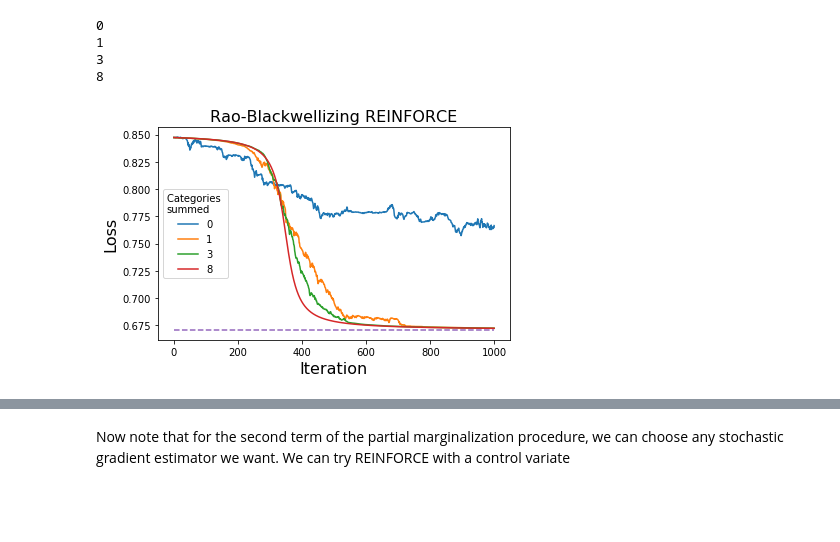
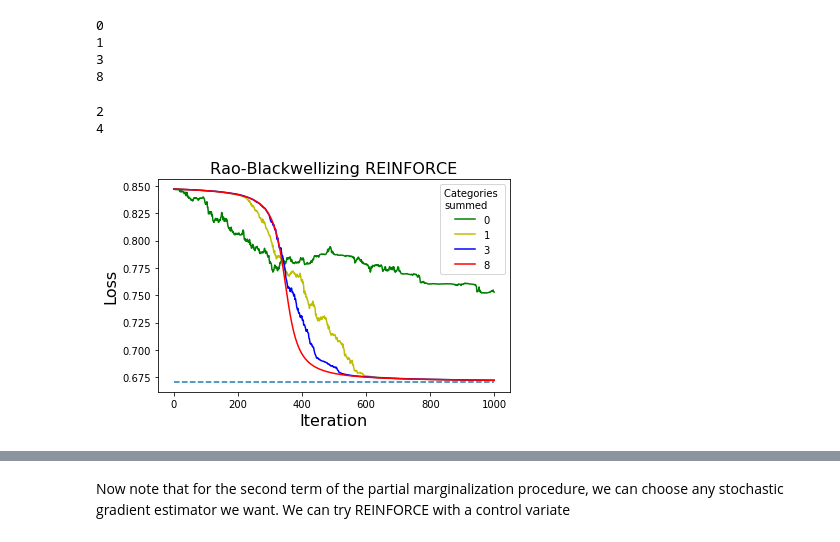
Before and after one commit to Runjing-Liu120/RaoBlackwellizedSGD, a Jupyter notebook: experiments/bernoulli_experiments/bernoulli_optimization_experiments.ipynb, the cells around one changed output, grey strips where cells are left out. Drawn from its saved outputs; the diff is of its cells as text; code cells hidden in the pictures; blank space fills up the shorter version.

Commit message:
reworking bernoulli experiments

```diff
--- a/experiments/bernoulli_experiments/bernoulli_optimization_experiments.ipynb
+++ b/experiments/bernoulli_experiments/bernoulli_optimization_experiments.ipynb
@@ -88,15 +88,17 @@ init:  tensor([-4.])
 bern_experiment = bern_lib.BernoulliExperiments(p0, d, deepcopy(phi0))
 # %%
 class BernLossClass(object):
-    def __init__(self, bern_experiment, alpha, topk, grad_estimator):
+    def __init__(self, bern_experiment, alpha, topk, grad_estimator, n_samples = 1):
         self.bern_experiment = bern_experiment
         self.alpha = alpha
         self.topk = topk
         self.grad_estimator = grad_estimator
+        self.n_samples = n_samples
 
     def get_loss(self):
         return self.bern_experiment.get_pm_loss(topk=self.topk,
-                                           grad_estimator=self.grad_estimator)
+                                           grad_estimator=self.grad_estimator,
+                                            n_samples = self.n_samples)
 # %% [markdown]
 # Train with true gradient
 # %% [markdown]
@@ -238,5 +240,7 @@ Intuitively, we think this is a good idea because we would expect that the mass
 # %%
-def get_avg_paths(phi0, bern_experiment, n_summed, grad_estimator, n_trials = 20, n_steps = 1000, lr = 1):
+def get_avg_paths(phi0, bern_experiment, n_summed, grad_estimator,
+                  n_trials = 20, n_steps = 1000, lr = 1,
+                 n_samples = 1):
     # Function to run a few trials of SGD and get the average path
 
     loss_path_all = np.zeros((n_trials, n_steps))
@@ -247,7 +251,8 @@ def get_avg_paths(phi0, bern_experiment, n_summed, grad_estimator, n_trials = 20
         bern_experiment.set_var_params(phi0)
 
         bern_loss_class = BernLossClass(bern_experiment, alpha = 0.0, topk = n_summed,
-                                        grad_estimator = grad_estimator)
+                                        grad_estimator = grad_estimator,
+                                       n_samples = n_samples)
 
         loss_path, _ = optim_lib.run_SGD(
                         get_loss = bern_loss_class.get_loss,
@@ -288,16 +295,45 @@ for i in range(len(n_summed_array)):
+# %%
+lr = 1
+n_steps = 1000
+
+n_samples_array = [2, 4]
+
+avg_loss_num_samples_array = np.zeros((len(n_samples_array), n_steps))
+
+for i in range(len(n_sampled_array)):
+    n_samples = n_samples_array[i]
+    print(n_samples)
+
+    phi0 = torch.Tensor([init])
+
+    avg_loss_array, _ = \
+        get_avg_paths(phi0, bern_experiment, grad_estimator = bs_lib.reinforce,
+                      n_summed = 0, lr = lr, n_steps = n_steps, n_samples = n_samples)
+
+    avg_loss_num_sampled_array[i, :] = avg_loss_array
+# %% [output]
+2
+4
 # %%
 fontsize = 16
 # %%
-plt.plot(avg_loss_num_reinforce_array.T, '-')
+plt.plot(avg_loss_num_reinforce_array[0, :], 'g-')
+plt.plot(avg_loss_num_reinforce_array[1, :], 'y-')
+plt.plot(avg_loss_num_reinforce_array[2, :], 'b-')
+plt.plot(avg_loss_num_reinforce_array[3, :], 'r-')
+plt.legend(('0', '1', '3', '8'), title = 'Categories \nsummed')
+
+# plt.plot(avg_loss_num_sampled_array[0, :], 'y:')
+# plt.plot(avg_loss_num_sampled_array[1, :], 'b:')
 
 plt.xlabel('Iteration', fontsize = fontsize)
 plt.ylabel('Loss', fontsize = fontsize)
 plt.title('Rao-Blackwellizing REINFORCE', fontsize = fontsize)
 
-plt.legend(('0', '1', '3', '8'), title = 'Categories \nsummed')
-
 plt.plot(optimal_loss.numpy() * np.ones(n_steps), '--')
 
 plt.tight_layout()
+
+plt.savefig('../icml_figures/rb_reinforce_paths.png')
 # %% [output]
-[figure, old version]
+[figure, new version]
```
Also changed, not shown: parts of 8 cells of this notebook, 4 other files.
